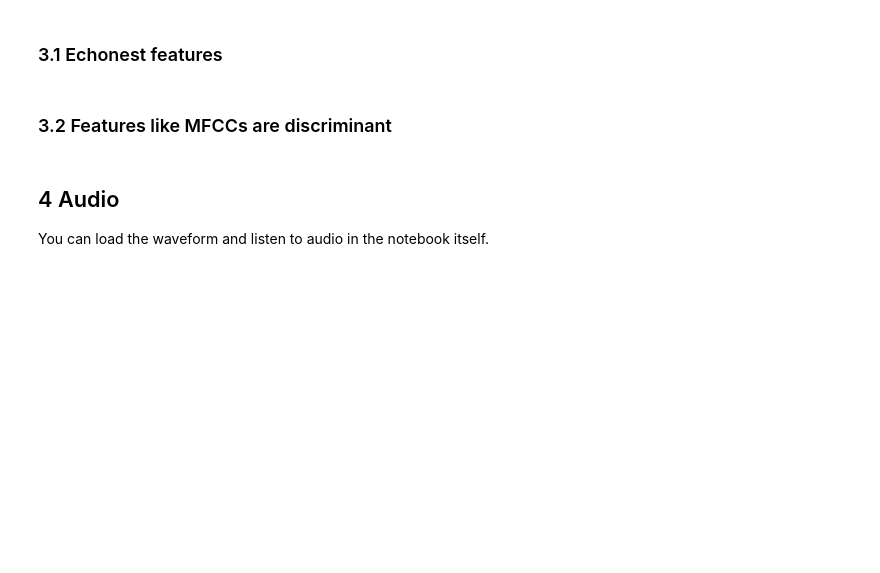
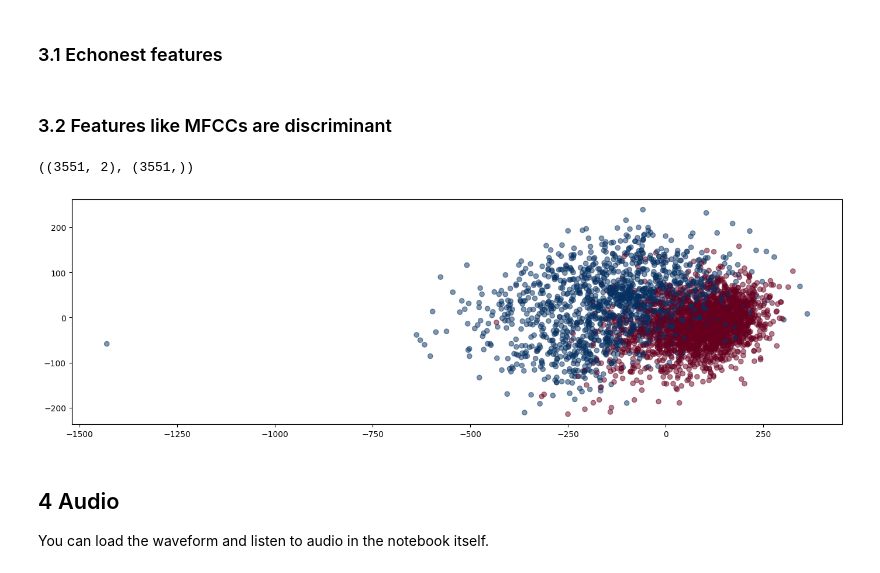
Before and after one commit to jaysaavedra18/audio-playlist-manager, a Jupyter notebook: src/data_processing/usage.ipynb, the cells around one changed output. Drawn from its saved outputs; the diff is of its cells as text; code cells hidden in the pictures; blank space fills up the shorter version.

```diff
--- a/src/data_processing/usage.ipynb
+++ b/src/data_processing/usage.ipynb
@@ -28,10 +28,10 @@ FMA_METADATA_DIRECTORY = os.getenv("FMA_METADATA_DIRECTORY")
 FMA_AUDIO_DIRECTORY = os.getenv("FMA_AUDIO_DIRECTORY")
 
 # Load metadata and features.
-tracks = utils.load(Path(FMA_METADATA_DIRECTORY) / "tracks.csv")
-genres = utils.load(Path(FMA_METADATA_DIRECTORY) / "genres.csv")
-features = utils.load(Path(FMA_METADATA_DIRECTORY) / "features.csv")
-echonest = utils.load(Path(FMA_METADATA_DIRECTORY) / "echonest.csv")
+tracks = fma_extraction.load(Path(FMA_METADATA_DIRECTORY) / "tracks.csv")
+genres = fma_extraction.load(Path(FMA_METADATA_DIRECTORY) / "genres.csv")
+features = fma_extraction.load(Path(FMA_METADATA_DIRECTORY) / "features.csv")
+echonest = fma_extraction.load(Path(FMA_METADATA_DIRECTORY) / "echonest.csv")
 
 np.testing.assert_array_equal(features.index, tracks.index)
 assert echonest.index.isin(tracks.index).all()
@@ -95,18 +97,21 @@ plt.plot(x)
 # %% [markdown]
 ### 3.2 Features like MFCCs are discriminant
 # %%
-medium = tracks["set", "subset"] <= "small"
+medium = tracks["set", "subset"] <= "medium"
 genre1 = tracks["track", "genre_top"] == "Instrumental"
 genre2 = tracks["track", "genre_top"] == "Hip-Hop"
 
-X = features.loc[small & (genre1 | genre2), "mfcc"]
+X = features.loc[medium & (genre1 | genre2), "mfcc"]
 X = skl.decomposition.PCA(n_components=2).fit_transform(X)
 
-y = tracks.loc[small & (genre1 | genre2), ("track", "genre_top")]
+y = tracks.loc[medium & (genre1 | genre2), ("track", "genre_top")]
 y = skl.preprocessing.LabelEncoder().fit_transform(y)
 
 plt.scatter(X[:,0], X[:,1], c=y, cmap="RdBu", alpha=0.5)
 X.shape, y.shape
+# %% [output]
+((3551, 2), (3551,))
+[figure, added]
 # %% [markdown]
 ## 4 Audio
 
```
Also changed, not shown: parts of 6 cells of this notebook, 2 other files.
